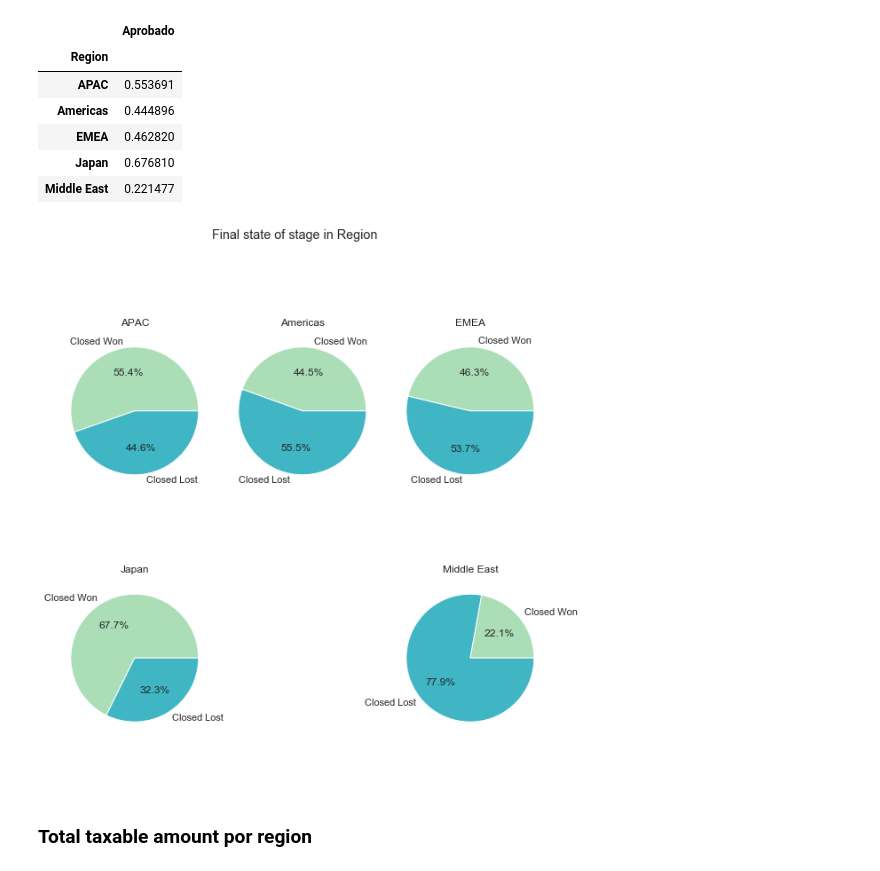
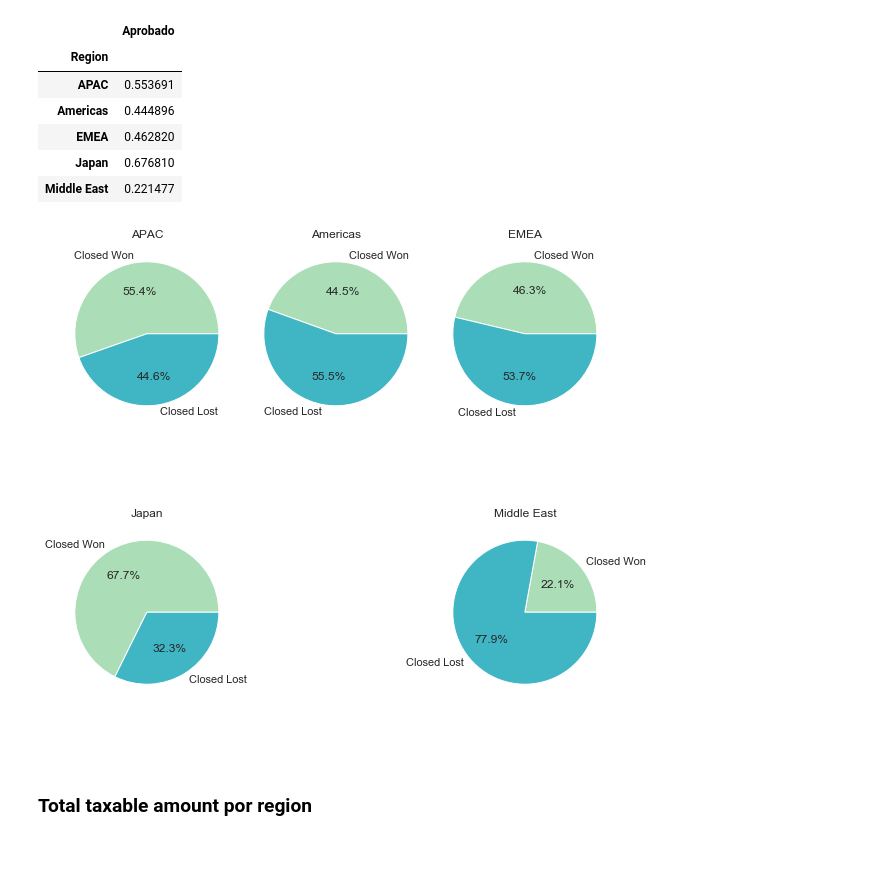
Before and after one commit to RiedelNicolas/75.06-2C2020-TP1, a Jupyter notebook: AnalisisGeografico.ipynb, the cells around one changed output. Saved outputs shown, nothing was run; the diff lists cells and outputs as text; code cells hidden in the pictures.

```diff
--- a/AnalisisGeografico.ipynb
+++ b/AnalisisGeografico.ipynb
@@ -381,35 +381,35 @@ axs[0][1].set_title(grouped.index[1])
 sizes = [grouped.iloc[2].values[0],
         1 - grouped.iloc[2].values[0] ]
 
 axs[0][2].pie(sizes, labels=labels, autopct='%1.1f%%', shadow=False, colors = colores)
 #axs[i].axis('equal')
 axs[0][2].set_title(grouped.index[2])
 
 
 sizes = [grouped.iloc[3].values[0],
         1 - grouped.iloc[3].values[0] ]
 
 axs[1][0].pie(sizes, labels=labels, autopct='%1.1f%%', shadow=False, colors = colores)
 #axs[i].axis('equal')
 axs[1][0].set_title(grouped.index[3])
 
 
 sizes = [grouped.iloc[4].values[0],
         1 - grouped.iloc[4].values[0] ]
 
 axs[1][2].pie(sizes, labels=labels, autopct='%1.1f%%', shadow=False, colors = colores)
 #axs[i].axis('equal')
 axs[1][2].set_title(grouped.index[4])
 
 axs[1][1].axis('off')
 
 fig.subplots_adjust(wspace=0.05, hspace=0.05)
-fig.suptitle("Final state of stage in Region" )
+fig.suptitle("" )
 
 
 plt.show()
 # %% [output]
-[figure, old version]
+[figure, new version]
 # %% [markdown]
 ### Total taxable amount por region
 # %%
```
Also changed, not shown: parts of 2 cells of this notebook, 2 other files.
